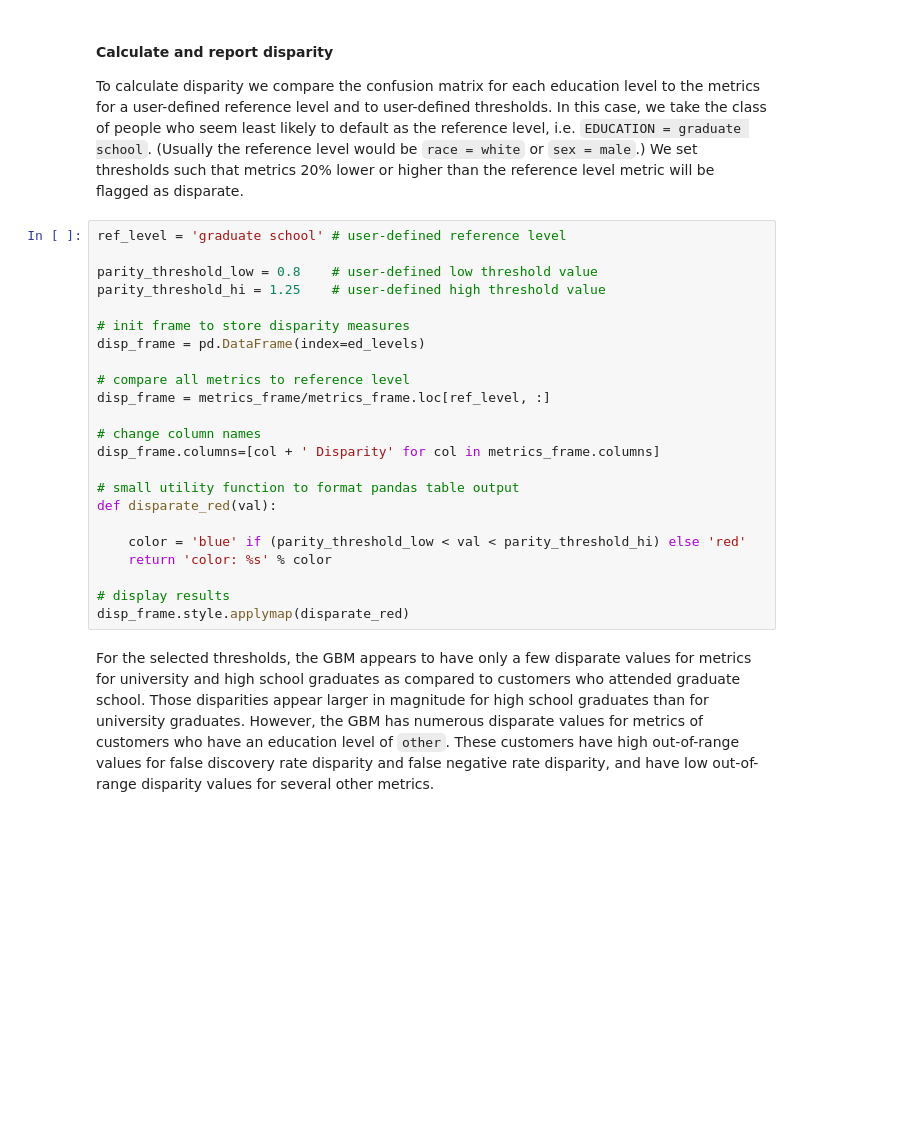
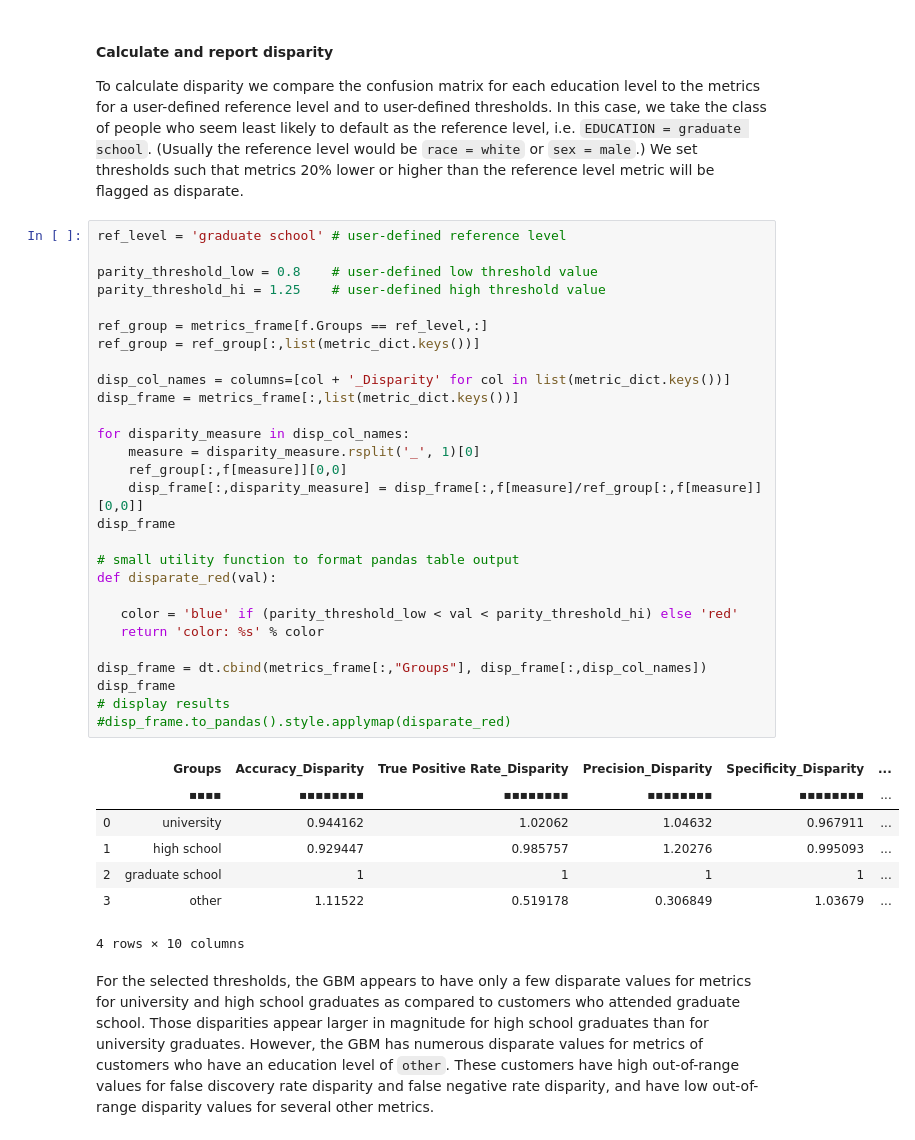
Before and after one commit to navdeep-G/interpretable-ml, a Jupyter notebook: jupyter-notebooks/credit/binomial/dia_with_datatable.ipynb, the cells around one changed output. Drawn from its saved outputs; the diff is of its cells as text; blank space fills up the shorter version.

```diff
--- a/jupyter-notebooks/credit/binomial/dia_with_datatable.ipynb
+++ b/jupyter-notebooks/credit/binomial/dia_with_datatable.ipynb
@@ -668,26 +577,39 @@ To calculate disparity we compare the confusion matrix for each education level
 # %%
 ref_level = 'graduate school' # user-defined reference level
 
 parity_threshold_low = 0.8    # user-defined low threshold value
 parity_threshold_hi = 1.25    # user-defined high threshold value
 
-# init frame to store disparity measures
-disp_frame = pd.DataFrame(index=ed_levels)
+ref_group = metrics_frame[f.Groups == ref_level,:]
+ref_group = ref_group[:,list(metric_dict.keys())]
 
-# compare all metrics to reference level
-disp_frame = metrics_frame/metrics_frame.loc[ref_level, :]
+disp_col_names = columns=[col + '_Disparity' for col in list(metric_dict.keys())]
+disp_frame = metrics_frame[:,list(metric_dict.keys())]
 
-# change column names
-disp_frame.columns=[col + ' Disparity' for col in metrics_frame.columns]
+for disparity_measure in disp_col_names:
+    measure = disparity_measure.rsplit('_', 1)[0]
+    ref_group[:,f[measure]][0,0]
+    disp_frame[:,disparity_measure] = disp_frame[:,f[measure]/ref_group[:,f[measure]][0,0]]
+disp_frame
 
 # small utility function to format pandas table output
 def disparate_red(val):
 
-    color = 'blue' if (parity_threshold_low < val < parity_threshold_hi) else 'red'
-    return 'color: %s' % color
+   color = 'blue' if (parity_threshold_low < val < parity_threshold_hi) else 'red'
+   return 'color: %s' % color
 
+disp_frame = dt.cbind(metrics_frame[:,"Groups"], disp_frame[:,disp_col_names])
+disp_frame
 # display results
-disp_frame.style.applymap(disparate_red)
+#disp_frame.to_pandas().style.applymap(disparate_red)
+# %% [output]
+|  | Groups | Accuracy_Disparity | True Positive Rate_Disparity | Precision_Disparity | Specificity_Disparity | ... |
+|  | ▪▪▪▪ | ▪▪▪▪▪▪▪▪ | ▪▪▪▪▪▪▪▪ | ▪▪▪▪▪▪▪▪ | ▪▪▪▪▪▪▪▪ | ... |
+| 0 | university | 0.944162 | 1.02062 | 1.04632 | 0.967911 | ... |
+| 1 | high school | 0.929447 | 0.985757 | 1.20276 | 0.995093 | ... |
+| 2 | graduate school | 1 | 1 | 1 | 1 | ... |
+| 3 | other | 1.11522 | 0.519178 | 0.306849 | 1.03679 | ... |
+4 rows × 10 columns
 # %% [markdown]
 For the selected thresholds, the GBM appears to have only a few disparate values for metrics for university and high school graduates as compared to customers who attended graduate school. Those disparities appear larger in magnitude for high school graduates than for university graduates. However, the GBM has numerous disparate values for metrics of customers who have an education level of `other`. These customers have high out-of-range values for false discovery rate disparity and false negative rate disparity, and have low out-of-range disparity values for several other metrics.
 # %% [markdown]
```
Also changed, not shown: parts of 21 cells of this notebook.
